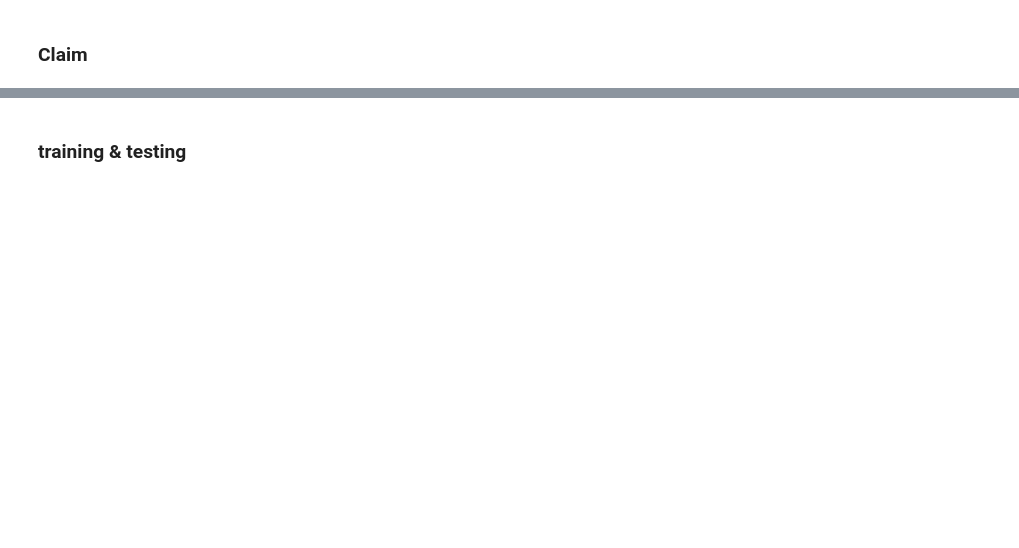
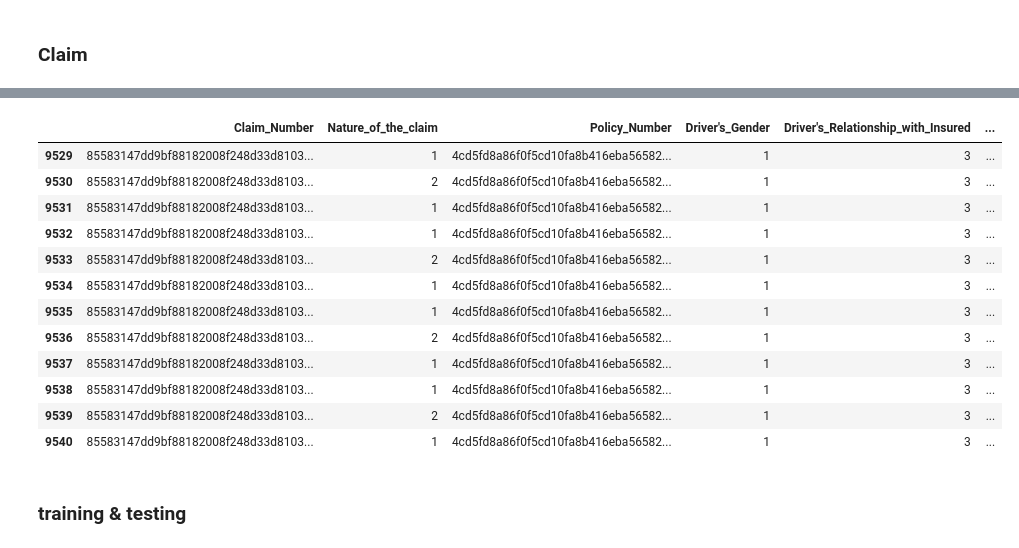
Before and after one commit to taipingeric/tbddd, a Jupyter notebook: T-Brain_Policy719.ipynb, the cells around one changed output, grey strips where cells are left out. Cells and saved outputs as stored; diff of their text form; code cells hidden in the pictures; blank space fills up the shorter version.

```diff
--- a/T-Brain_Policy719.ipynb
+++ b/T-Brain_Policy719.ipynb
@@ -194,3 +387,22 @@ print(df_claim.columns)
+# %%
+df_claim[df_claim['Policy_Number']=='4cd5fd8a86f0f5cd10fa8b416eba56582d20b573']
+# Nature_of_the_claim	1.賠付 2.追償
+# Salvage_or_Subrogation? 追償金額 (Nature_of_the_claim 才有值)
+# Driver's_Replationship_with_Insured "1:被保險人本人 2:被保險人親友 3:被保險人員工 4:租用被保險車輛 5:其他, 6:配偶, 7:子女"
+# %% [output]
+|  | Claim_Number | Nature_of_the_claim | Policy_Number | Driver's_Gender | Driver's_Relationship_with_Insured | ... |
+| 9529 | 85583147dd9bf88182008f248d33d8103... | 1 | 4cd5fd8a86f0f5cd10fa8b416eba56582... | 1 | 3 | ... |
+| 9530 | 85583147dd9bf88182008f248d33d8103... | 2 | 4cd5fd8a86f0f5cd10fa8b416eba56582... | 1 | 3 | ... |
+| 9531 | 85583147dd9bf88182008f248d33d8103... | 1 | 4cd5fd8a86f0f5cd10fa8b416eba56582... | 1 | 3 | ... |
+| 9532 | 85583147dd9bf88182008f248d33d8103... | 1 | 4cd5fd8a86f0f5cd10fa8b416eba56582... | 1 | 3 | ... |
+| 9533 | 85583147dd9bf88182008f248d33d8103... | 2 | 4cd5fd8a86f0f5cd10fa8b416eba56582... | 1 | 3 | ... |
+| 9534 | 85583147dd9bf88182008f248d33d8103... | 1 | 4cd5fd8a86f0f5cd10fa8b416eba56582... | 1 | 3 | ... |
+| 9535 | 85583147dd9bf88182008f248d33d8103... | 1 | 4cd5fd8a86f0f5cd10fa8b416eba56582... | 1 | 3 | ... |
+| 9536 | 85583147dd9bf88182008f248d33d8103... | 2 | 4cd5fd8a86f0f5cd10fa8b416eba56582... | 1 | 3 | ... |
+| 9537 | 85583147dd9bf88182008f248d33d8103... | 1 | 4cd5fd8a86f0f5cd10fa8b416eba56582... | 1 | 3 | ... |
+| 9538 | 85583147dd9bf88182008f248d33d8103... | 1 | 4cd5fd8a86f0f5cd10fa8b416eba56582... | 1 | 3 | ... |
+| 9539 | 85583147dd9bf88182008f248d33d8103... | 2 | 4cd5fd8a86f0f5cd10fa8b416eba56582... | 1 | 3 | ... |
+| 9540 | 85583147dd9bf88182008f248d33d8103... | 1 | 4cd5fd8a86f0f5cd10fa8b416eba56582... | 1 | 3 | ... |
 # %% [markdown]
 ### training & testing
 # %%
```
Also changed, not shown: parts of 70 cells of this notebook.
